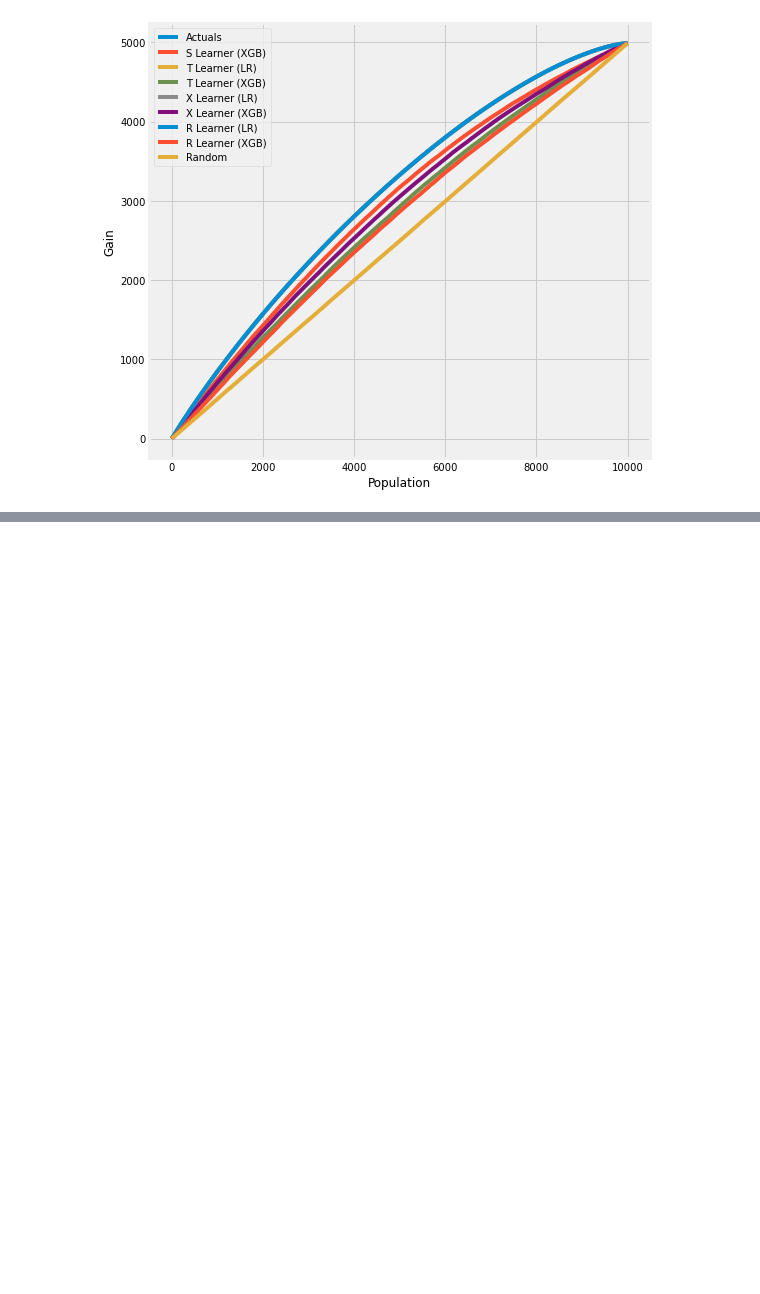
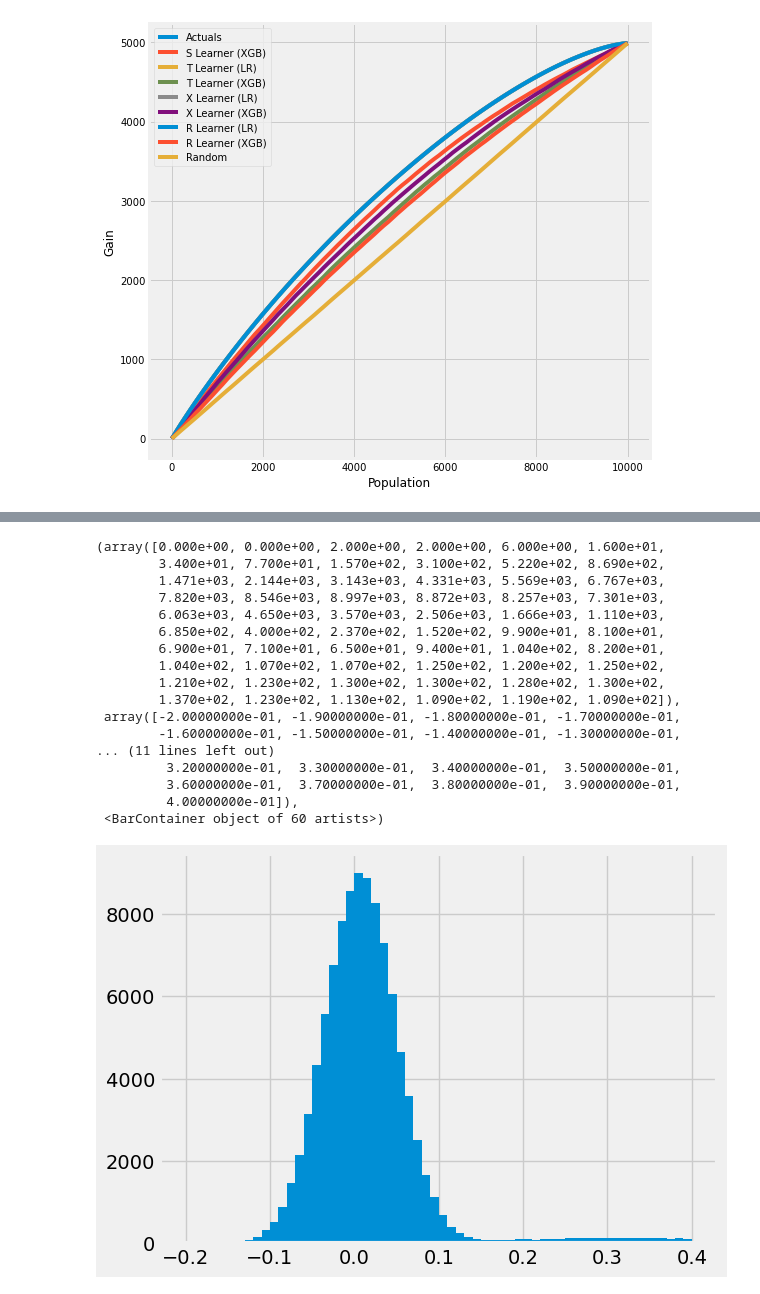
Before and after one commit to matanma/causalml, a Jupyter notebook: docs/examples/meta_learners_with_synthetic_data.ipynb, the cells around one changed output, grey strips where cells are left out. Cells and saved outputs as stored; diff of their text form; code cells hidden in the pictures; blank space fills up the shorter version.

```diff
--- a/docs/examples/meta_learners_with_synthetic_data.ipynb
+++ b/docs/examples/meta_learners_with_synthetic_data.ipynb
@@ -351,0 +555,3 @@ get_synthetic_auuc(valid_preds, drop_learners=['S Learner (LR)'])
+# %%
+df['treatment_group_key_numeric'] = (df['treatment_group_key'] == 'treatment').astype(int)
+df
@@ -351,0 +601,18 @@ get_synthetic_auuc(valid_preds, drop_learners=['S Learner (LR)'])
+# %%
+# Ready-to-use T-Learner using XGB
+learner_t = XGBTRegressor()
+ate_t = learner_t.estimate_ate(X=df[x_name], treatment=df['treatment_group_key_numeric'], y=df['conversion'])
+print('Using the ready-to-use XGBTRegressor class')
+print(ate_t)
+
+# Calling the Base Learner class and feeding in XGB
+learner_t = BaseTRegressor(learner=XGBRegressor())
+ate_t = learner_t.estimate_ate(X=df[x_name], treatment=df['treatment_group_key_numeric'], y=df['conversion'])
+print('\nUsing the BaseTRegressor class and using XGB (same result):')
+print(ate_t)
+
+# Calling the Base Learner class and feeding in LinearRegression
+learner_t = BaseTRegressor(learner=LinearRegression())
+ate_t = learner_t.estimate_ate(X=df[x_name], treatment=df['treatment_group_key_numeric'], y=df['conversion'])
+print('\nUsing the BaseTRegressor class and using Linear Regression (different result):')
+print(ate_t)
@@ -351,0 +644,23 @@ get_synthetic_auuc(valid_preds, drop_learners=['S Learner (LR)'])
+# %%
+cate_t = learner_t.fit_predict(X=df[x_name], treatment=df['treatment_group_key_numeric'], y=df['conversion'])
+# %%
+plt.hist(cate_t, bins = np.arange(-0.2, 0.4, 0.01))
+# %% [output]
+(array([0.000e+00, 0.000e+00, 2.000e+00, 2.000e+00, 6.000e+00, 1.600e+01,
+        3.400e+01, 7.700e+01, 1.570e+02, 3.100e+02, 5.220e+02, 8.690e+02,
+        1.471e+03, 2.144e+03, 3.143e+03, 4.331e+03, 5.569e+03, 6.767e+03,
+        7.820e+03, 8.546e+03, 8.997e+03, 8.872e+03, 8.257e+03, 7.301e+03,
+        6.063e+03, 4.650e+03, 3.570e+03, 2.506e+03, 1.666e+03, 1.110e+03,
+        6.850e+02, 4.000e+02, 2.370e+02, 1.520e+02, 9.900e+01, 8.100e+01,
+        6.900e+01, 7.100e+01, 6.500e+01, 9.400e+01, 1.040e+02, 8.200e+01,
+        1.040e+02, 1.070e+02, 1.070e+02, 1.250e+02, 1.200e+02, 1.250e+02,
+        1.210e+02, 1.230e+02, 1.300e+02, 1.300e+02, 1.280e+02, 1.300e+02,
+        1.370e+02, 1.230e+02, 1.130e+02, 1.090e+02, 1.190e+02, 1.090e+02]),
+ array([-2.00000000e-01, -1.90000000e-01, -1.80000000e-01, -1.70000000e-01,
+        -1.60000000e-01, -1.50000000e-01, -1.40000000e-01, -1.30000000e-01,
+... (11 lines left out)
+         3.20000000e-01,  3.30000000e-01,  3.40000000e-01,  3.50000000e-01,
+         3.60000000e-01,  3.70000000e-01,  3.80000000e-01,  3.90000000e-01,
+         4.00000000e-01]),
+ <BarContainer object of 60 artists>)
+[figure, added]
```
Also changed, not shown: parts of 32 cells of this notebook, 4 other files.
